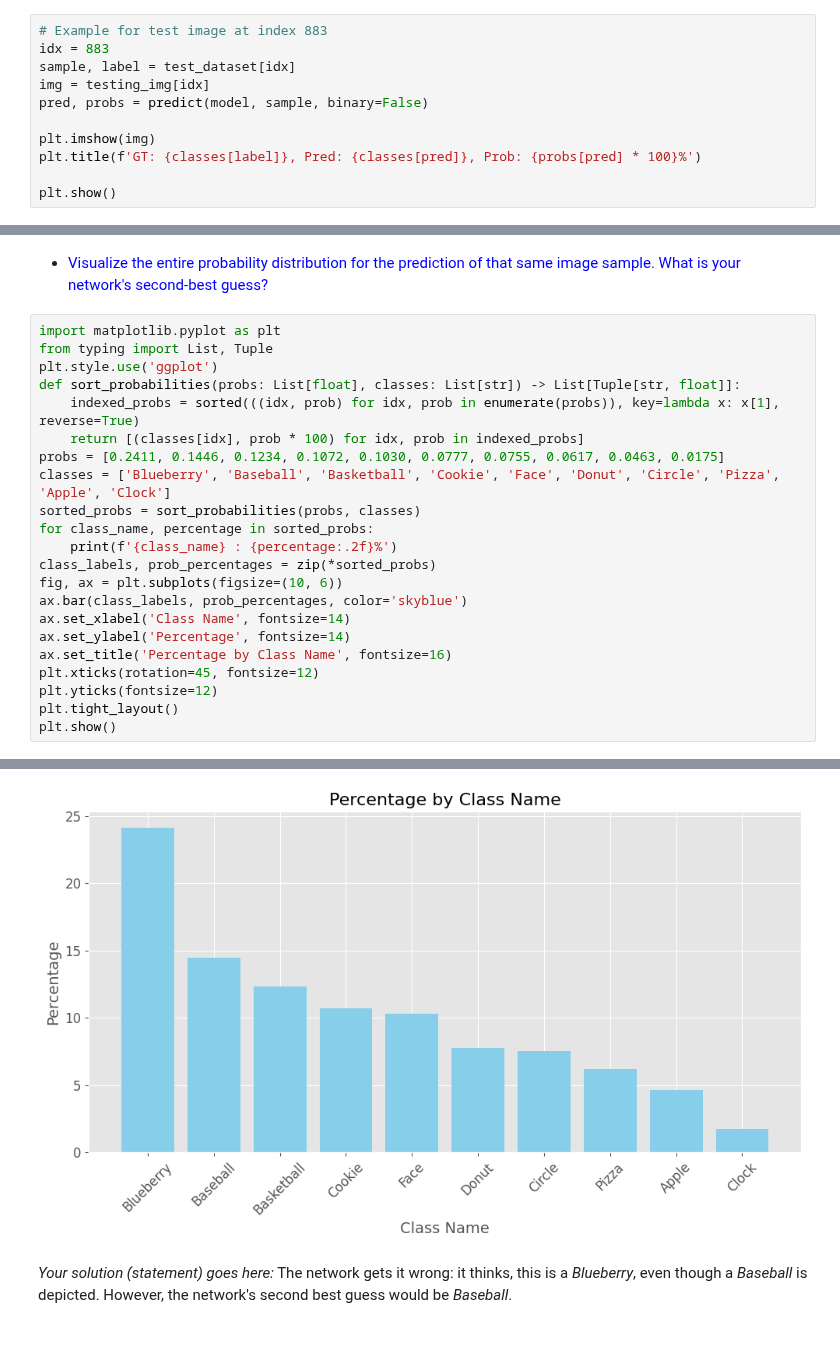
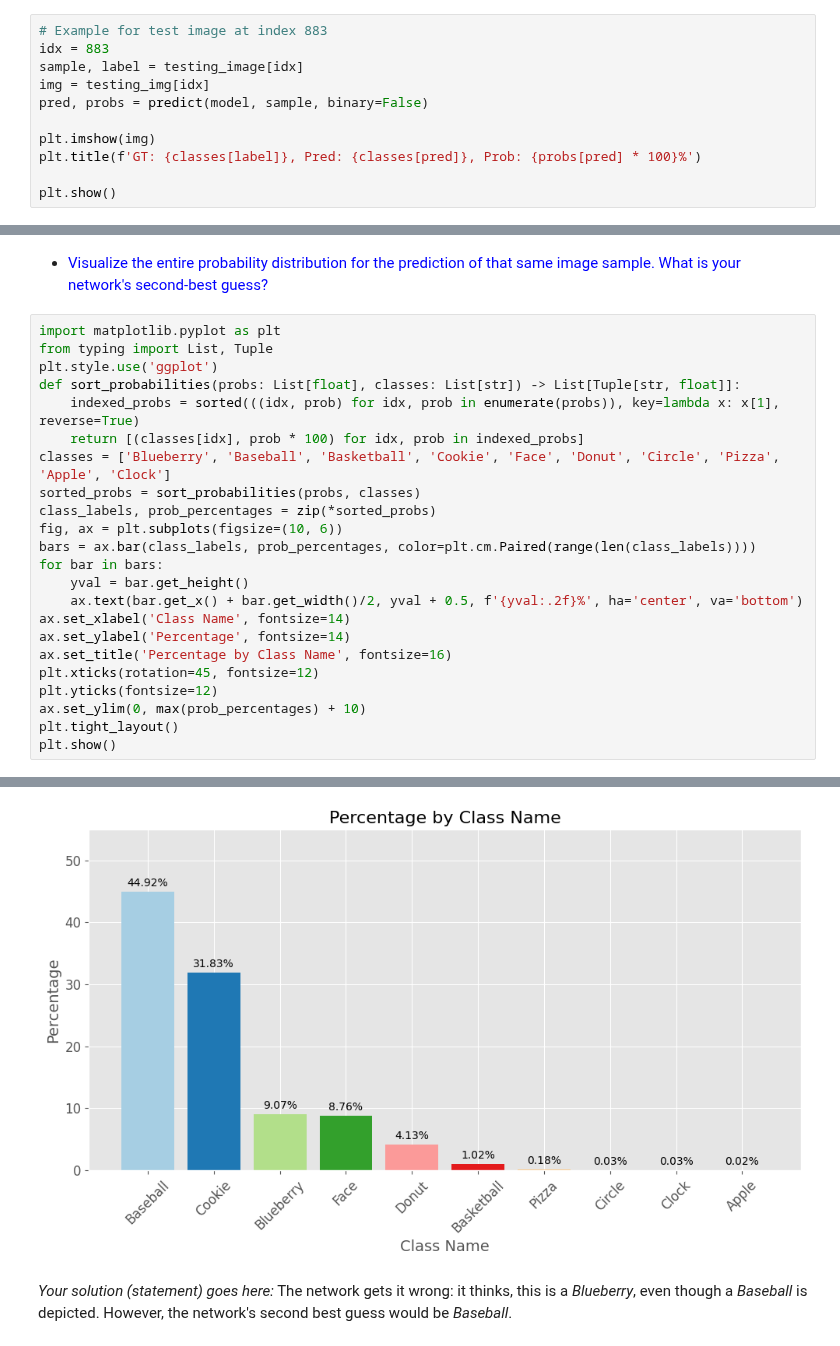
Before and after one commit to muazzamaqeel/DeepLearning, a Jupyter notebook: University_Work/Group-Work/CNN/Assignment/05d_CNN_Ex.ipynb, the cells around one changed output, grey strips where cells are left out. Drawn from its saved outputs; the diff is of its cells as text.

```diff
--- a/University_Work/Group-Work/CNN/Assignment/05d_CNN_Ex.ipynb
+++ b/University_Work/Group-Work/CNN/Assignment/05d_CNN_Ex.ipynb
@@ -322,7 +322,7 @@ def predict(model, data, binary=True):
 # %%
 # Example for test image at index 883
 idx = 883
-sample, label = test_dataset[idx]
+sample, label = testing_image[idx]
 img = testing_img[idx]
 pred, probs = predict(model, sample, binary=False)
 
@@ -341,19 +341,20 @@ plt.style.use('ggplot')
 def sort_probabilities(probs: List[float], classes: List[str]) -> List[Tuple[str, float]]:
     indexed_probs = sorted(((idx, prob) for idx, prob in enumerate(probs)), key=lambda x: x[1], reverse=True)
     return [(classes[idx], prob * 100) for idx, prob in indexed_probs]
-probs = [0.2411, 0.1446, 0.1234, 0.1072, 0.1030, 0.0777, 0.0755, 0.0617, 0.0463, 0.0175]
 classes = ['Blueberry', 'Baseball', 'Basketball', 'Cookie', 'Face', 'Donut', 'Circle', 'Pizza', 'Apple', 'Clock']
 sorted_probs = sort_probabilities(probs, classes)
-for class_name, percentage in sorted_probs:
-    print(f'{class_name} : {percentage:.2f}%')
 class_labels, prob_percentages = zip(*sorted_probs)
 fig, ax = plt.subplots(figsize=(10, 6))
-ax.bar(class_labels, prob_percentages, color='skyblue')
+bars = ax.bar(class_labels, prob_percentages, color=plt.cm.Paired(range(len(class_labels))))
+for bar in bars:
+    yval = bar.get_height()
+    ax.text(bar.get_x() + bar.get_width()/2, yval + 0.5, f'{yval:.2f}%', ha='center', va='bottom')
 ax.set_xlabel('Class Name', fontsize=14)
 ax.set_ylabel('Percentage', fontsize=14)
 ax.set_title('Percentage by Class Name', fontsize=16)
 plt.xticks(rotation=45, fontsize=12)
 plt.yticks(fontsize=12)
+ax.set_ylim(0, max(prob_percentages) + 10)
 plt.tight_layout()
 plt.show()
 # %% [output]
@@ -370,4 +361,4 @@ Clock : 1.75%
-[figure, old version]
+[figure, new version]
 # %% [markdown]
 *Your solution (statement) goes here:* The network gets it wrong: it thinks, this is a *Blueberry*, even though a *Baseball* is depicted. However, the network's second best guess would be *Baseball*.
 # %%
```
Also changed, not shown: parts of 13 cells of this notebook.
